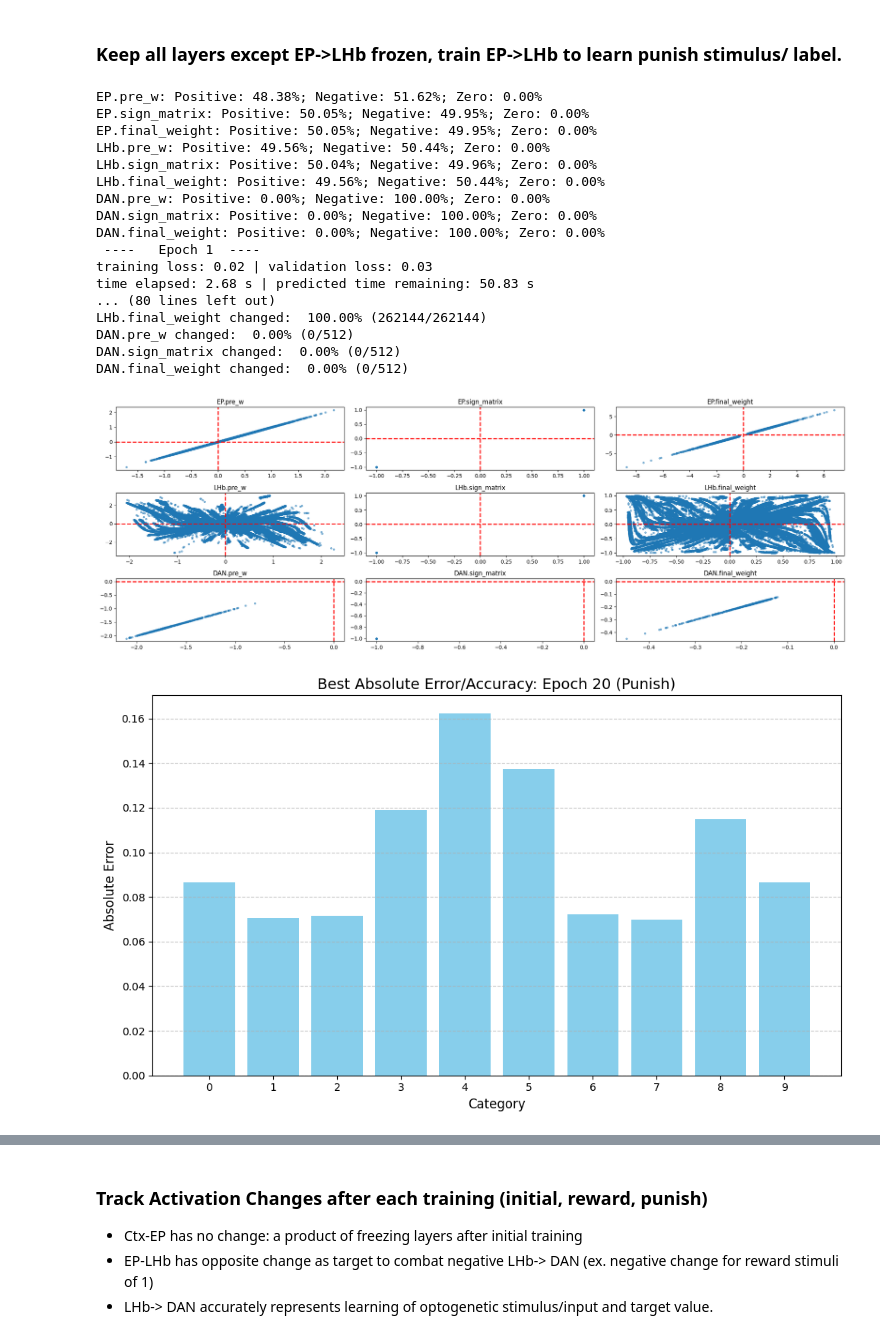
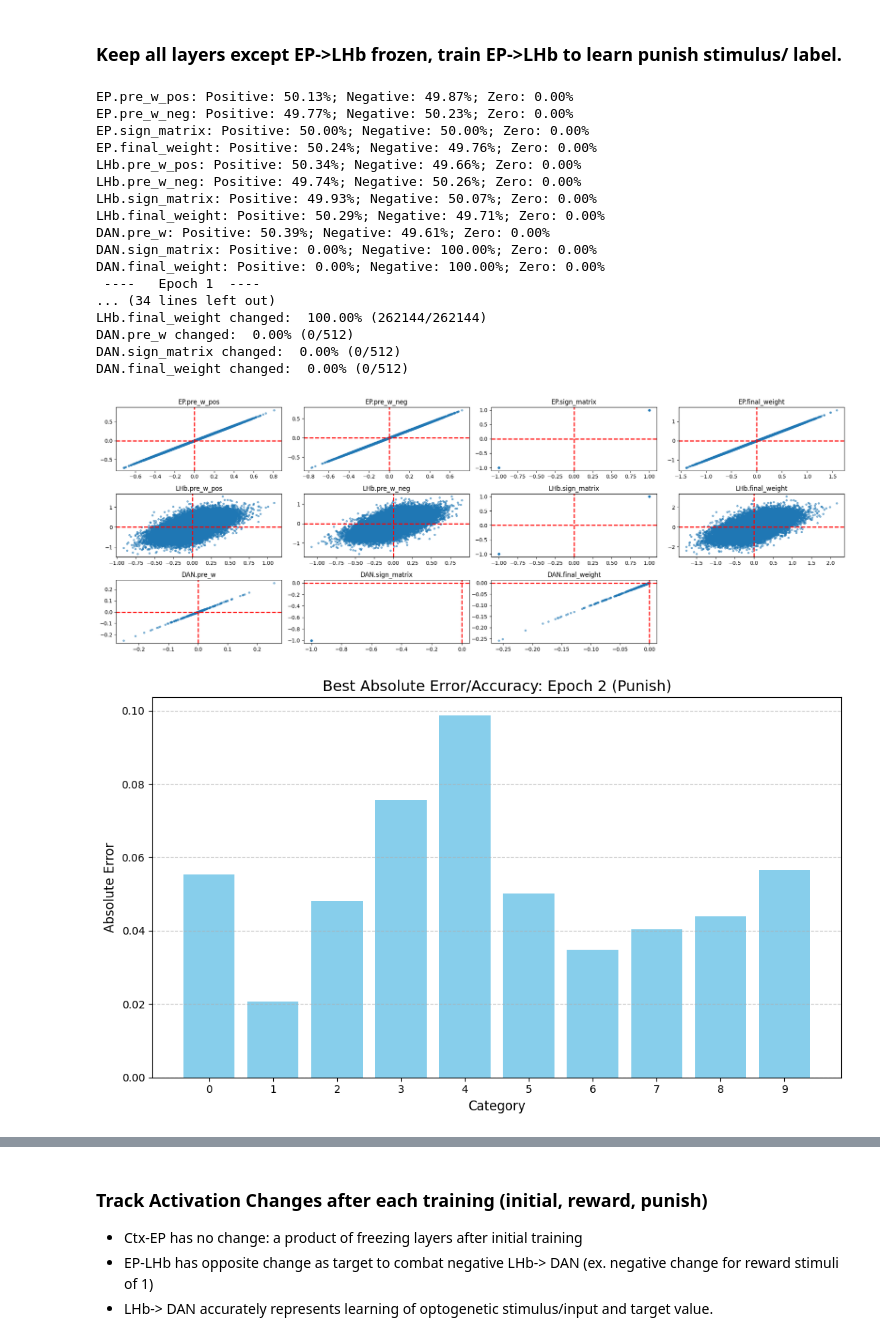
Before and after one commit to elliotjerng/ANNBioSimulation, a Jupyter notebook: synaptic_plasticity_model.ipynb, the cells around one changed output, grey strips where cells are left out. Drawn from its saved outputs; the diff is of its cells as text; code cells hidden in the pictures.

Commit message:
neuron weight constraint

```diff
--- a/synaptic_plasticity_model.ipynb
+++ b/synaptic_plasticity_model.ipynb
@@ -61,7 +63,7 @@ punish_learning = True
 # %% [markdown]
 ### Setup Model
 # %%
-model = Corelease_Model(in_features=784, h1=512, h2=512, out_features=1)
+model = Corelease_Model(in_features=784, h1=512, h2=512, out_features=1, dales_law=dales_law)
 
 base_optimizer = optim.Adam(params = model.parameters(), lr=lr, betas=(0.9, 0.999), eps=1e-8, weight_decay=0)
 optimizer = CustomWeightDecayOptimizer(model = model, optimizer = base_optimizer)
@@ -122,6 +124,6 @@ if random_learning:
     random_activations = get_activations(model,random_opto_loader)
 
     # random accuracy/loss
-    plot_distance(random_results, name = "Random")
-    plot_loss(random_results)
+    plot_distance(random_results, name = "Random", plot=plot)
+    plot_loss(random_results, plot=plot)
 # %% [output]
@@ -149,7 +151,7 @@ DAN.final_weight changed:  100.00% (512/512)
 ### Freeze all layers except EP->LHb, then train EP->LHb to learn reward stimulus/ label.
 # %%
 # Before reward/punish training, freeze all layers except LHb
-params_to_optimize = [model.LHb.pre_w]
+params_to_optimize = [model.LHb.pre_w] if dales_law == True else [model.LHb.pre_w_pos, model.LHb.pre_w_neg]
 
 # update adam optimizer
 optimizer = optim.Adam(params = params_to_optimize, lr=lr, betas=(0.9, 0.999), eps=1e-8, weight_decay=0)
@@ -173,6 +175,6 @@ if reward_learning:
     reward_activations = get_activations(model,reward_opto_loader)
 
     # reward accuracy/loss
-    plot_distance(reward_results, name = "Reward")
-    plot_loss(reward_results)
+    plot_distance(reward_results, name = "Reward", plot=plot)
+    plot_loss(reward_results, plot=plot)
 # %% [output]
@@ -201,42 +203,42 @@ DAN.final_weight changed:  0.00% (0/512)
 # %%
 if punish_learning:
     # record initial params
     initial_params = model.record_params().copy()
     initial_params_summary[network_name].append(initial_params.copy())
 
     # punish train
     punish_results = TrainerMLE(optimizer = optimizer).train(model, punish_train_data, punish_valid_data, criterion, opto_category, epochs = epochs)
 
     # record trained params
     trained_params = model.record_params().copy()
     trained_params_summary[network_name].append(trained_params.copy())
 
     # weight plot
     weight_changes(initial_params, trained_params)
 
     # store punish activations
     punish_activations = get_activations(model,punish_opto_loader)
 
     # punish accuracy/loss
-    plot_distance(punish_results, name = "Punish")
-    plot_loss(punish_results)
+    plot_distance(punish_results, name = "Punish", plot=plot)
+    plot_loss(punish_results, plot=plot)
 # %% [output]
-EP.pre_w: Positive: 48.38%; Negative: 51.62%; Zero: 0.00%
-EP.sign_matrix: Positive: 50.05%; Negative: 49.95%; Zero: 0.00%
-EP.final_weight: Positive: 50.05%; Negative: 49.95%; Zero: 0.00%
-LHb.pre_w: Positive: 49.56%; Negative: 50.44%; Zero: 0.00%
-LHb.sign_matrix: Positive: 50.04%; Negative: 49.96%; Zero: 0.00%
-LHb.final_weight: Positive: 49.56%; Negative: 50.44%; Zero: 0.00%
-DAN.pre_w: Positive: 0.00%; Negative: 100.00%; Zero: 0.00%
+EP.pre_w_pos: Positive: 50.13%; Negative: 49.87%; Zero: 0.00%
+EP.pre_w_neg: Positive: 49.77%; Negative: 50.23%; Zero: 0.00%
+EP.sign_matrix: Positive: 50.00%; Negative: 50.00%; Zero: 0.00%
+EP.final_weight: Positive: 50.24%; Negative: 49.76%; Zero: 0.00%
+LHb.pre_w_pos: Positive: 50.34%; Negative: 49.66%; Zero: 0.00%
+LHb.pre_w_neg: Positive: 49.74%; Negative: 50.26%; Zero: 0.00%
+LHb.sign_matrix: Positive: 49.93%; Negative: 50.07%; Zero: 0.00%
+LHb.final_weight: Positive: 50.29%; Negative: 49.71%; Zero: 0.00%
+DAN.pre_w: Positive: 50.39%; Negative: 49.61%; Zero: 0.00%
 DAN.sign_matrix: Positive: 0.00%; Negative: 100.00%; Zero: 0.00%
 DAN.final_weight: Positive: 0.00%; Negative: 100.00%; Zero: 0.00%
  ----   Epoch 1  ----
-training loss: 0.02 | validation loss: 0.03
-time elapsed: 2.68 s | predicted time remaining: 50.83 s
-... (80 lines left out)
+... (34 lines left out)
 LHb.final_weight changed:  100.00% (262144/262144)
 DAN.pre_w changed:  0.00% (0/512)
 DAN.sign_matrix changed:  0.00% (0/512)
 DAN.final_weight changed:  0.00% (0/512)
-[figure, old version]
+[figure, new version]
-[figure, old version]
+[figure, new version]
```
Also changed, not shown: parts of 10 cells of this notebook, 7 other files.
